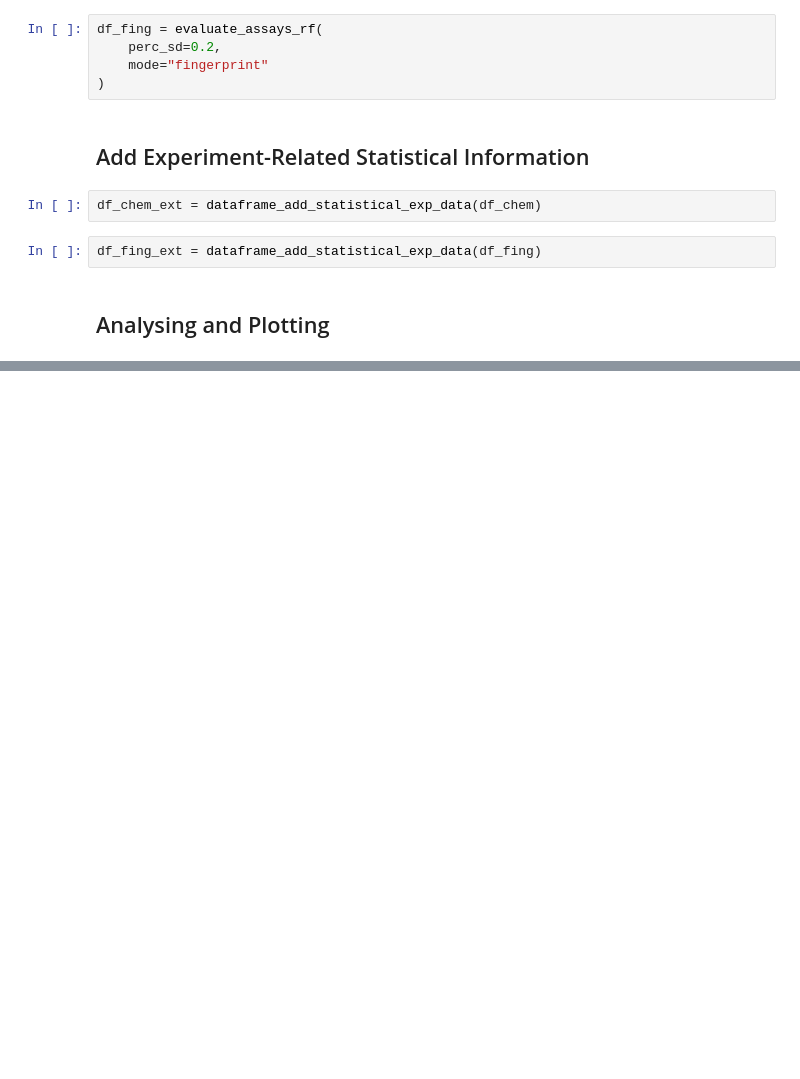
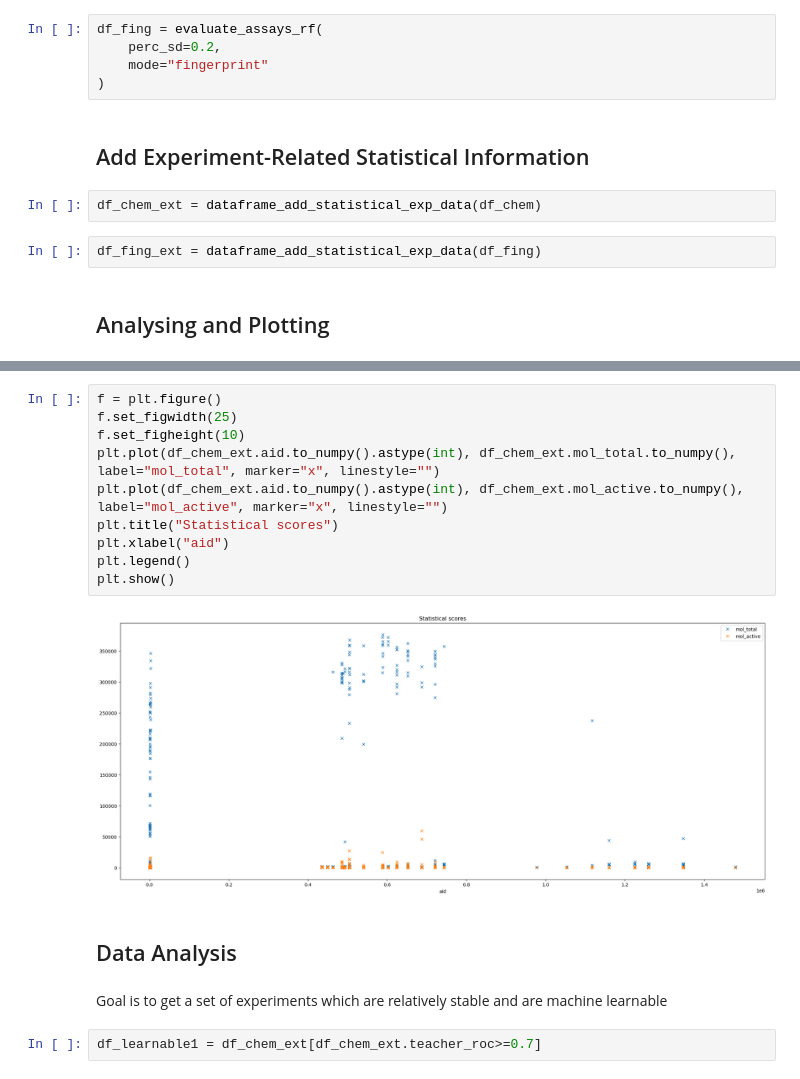
Before and after one commit to JellyJoe13/Self-distillation_P1, a Jupyter notebook: RF_exp-analysis.ipynb, the cells around one changed output, grey strips where cells are left out. Cells and saved outputs as stored; diff of their text form; blank space fills up the shorter version.

```diff
--- a/RF_exp-analysis.ipynb
+++ b/RF_exp-analysis.ipynb
@@ -30,0 +67,18 @@ df_fing_ext = dataframe_add_statistical_exp_data(df_fing)
+# %%
+f = plt.figure()
+f.set_figwidth(25)
+f.set_figheight(10)
+plt.plot(df_chem_ext.aid.to_numpy().astype(int), df_chem_ext.mol_total.to_numpy(), label="mol_total", marker="x", linestyle="")
+plt.plot(df_chem_ext.aid.to_numpy().astype(int), df_chem_ext.mol_active.to_numpy(), label="mol_active", marker="x", linestyle="")
+plt.title("Statistical scores")
+plt.xlabel("aid")
+plt.legend()
+plt.show()
+# %% [output]
+[figure, added]
+# %% [markdown]
+## Data Analysis
+# %% [markdown]
+Goal is to get a set of experiments which are relatively stable and are machine learnable
+# %%
+df_learnable1 = df_chem_ext[df_chem_ext.teacher_roc>=0.7]
```
Also changed, not shown: parts of 16 cells of this notebook.
